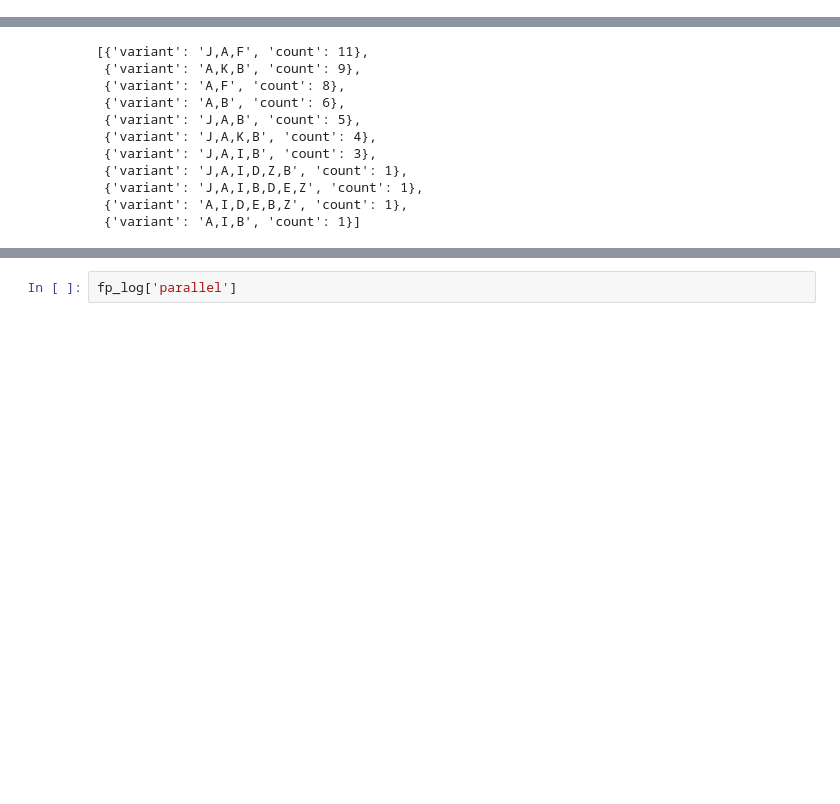
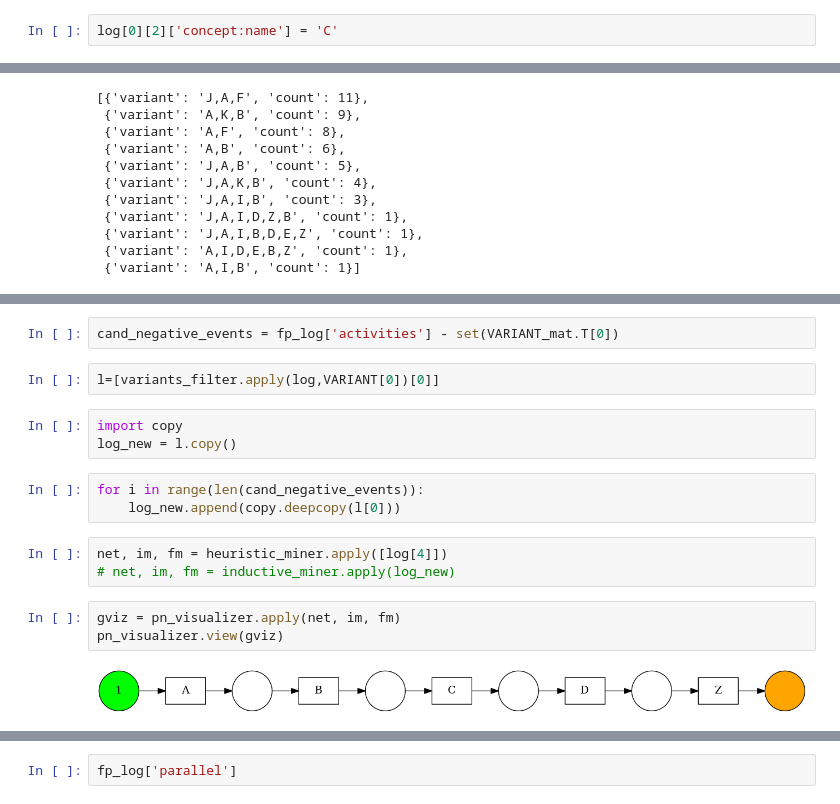
Before and after one commit to bbk0529/seminar_ML_application, a Jupyter notebook: EXPERIMENTAL.ipynb, the cells around one changed output, grey strips where cells are left out. Saved outputs shown, nothing was run; the diff lists cells and outputs as text; blank space fills up the shorter version.

```diff
--- a/EXPERIMENTAL.ipynb
+++ b/EXPERIMENTAL.ipynb
@@ -25,0 +60,2 @@ pn_visualizer.view(gviz)
+# %%
+log[0][2]['concept:name'] = 'C'
@@ -118,0 +285,18 @@ fp_log = footprints_discovery.apply(log, variant=footprints_discovery.Variants.E
+# %%
+cand_negative_events = fp_log['activities'] - set(VARIANT_mat.T[0])
+# %%
+l=[variants_filter.apply(log,VARIANT[0])[0]]
+# %%
+import copy
+log_new = l.copy()
+# %%
+for i in range(len(cand_negative_events)):
+    log_new.append(copy.deepcopy(l[0]))
+# %%
+net, im, fm = heuristic_miner.apply([log[4]])
+# net, im, fm = inductive_miner.apply(log_new)
+# %%
+gviz = pn_visualizer.apply(net, im, fm)
+pn_visualizer.view(gviz)
+# %% [output]
+[figure, added]
```
Also changed, not shown: parts of 32 cells of this notebook, 8 other files.
